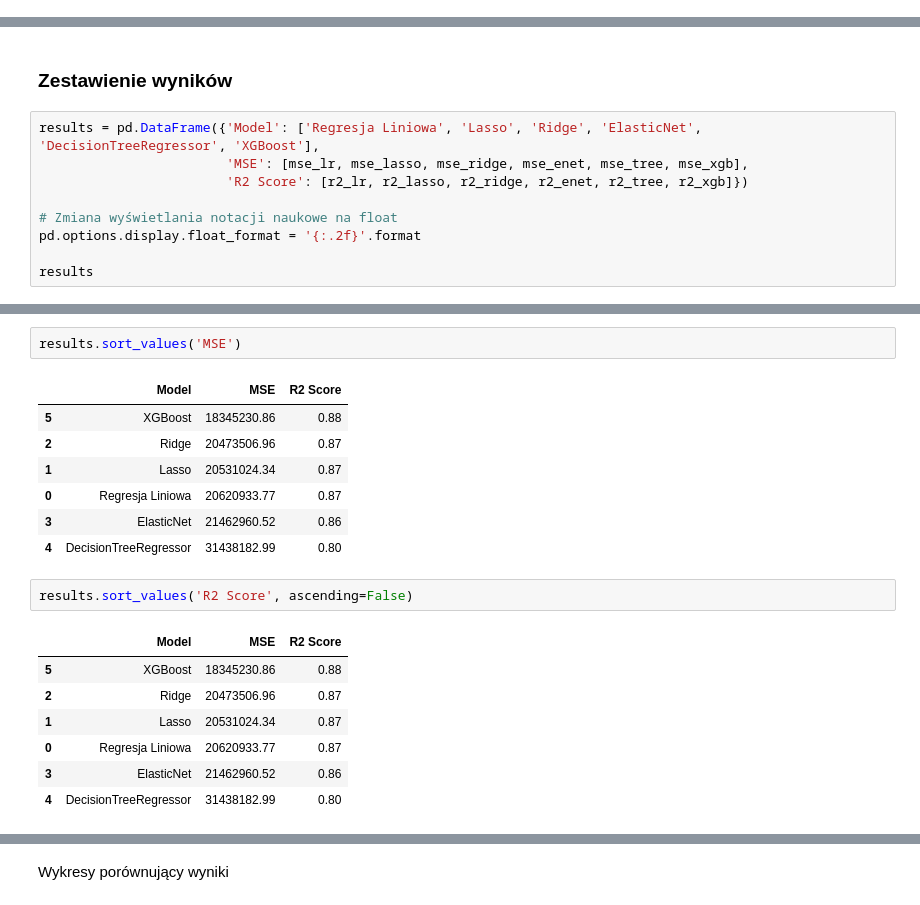
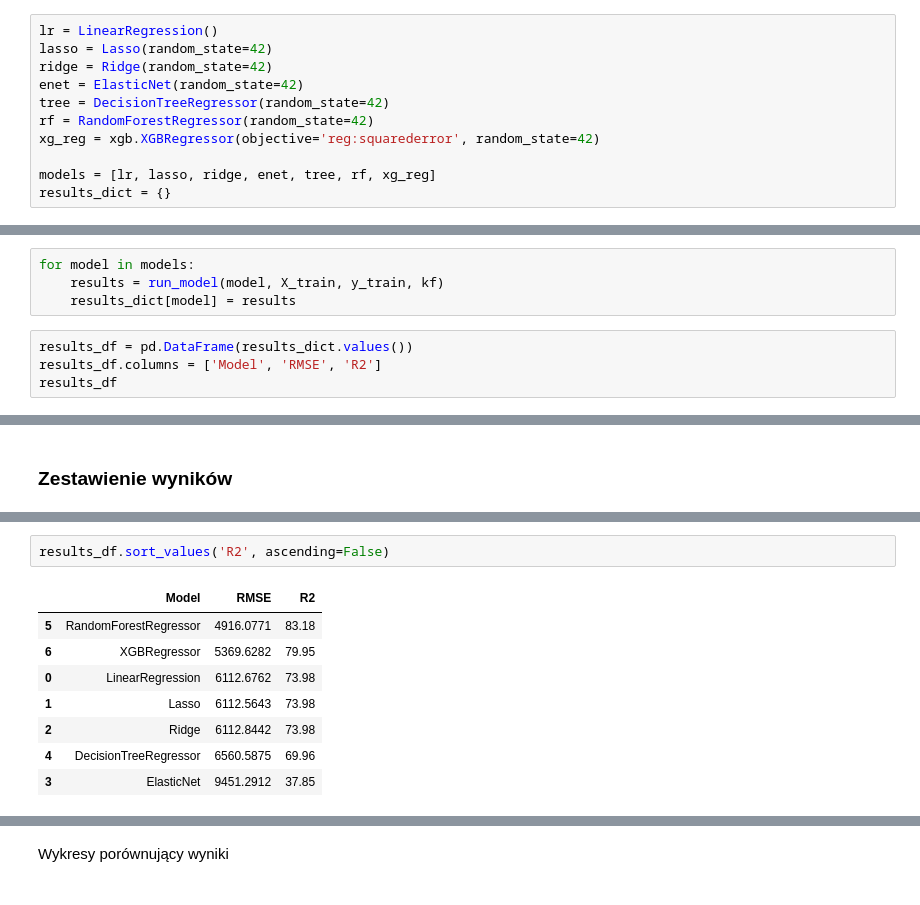
Before and after one commit to infoshareacademy/jdszr12-4code, a Jupyter notebook: insurance - draft.ipynb, the cells around one changed output, grey strips where cells are left out. Drawn from its saved outputs; the diff is of its cells as text.

```diff
--- a/insurance - draft.ipynb
+++ b/insurance - draft.ipynb
@@ -469,0 +286,11 @@ plt.show()
+# %%
+lr = LinearRegression()
+lasso = Lasso(random_state=42)
+ridge = Ridge(random_state=42)
+enet = ElasticNet(random_state=42)
+tree = DecisionTreeRegressor(random_state=42)
+rf = RandomForestRegressor(random_state=42)
+xg_reg = xgb.XGBRegressor(objective='reg:squarederror', random_state=42)
+
+models = [lr, lasso, ridge, enet, tree, rf, xg_reg]
+results_dict = {}
@@ -469,0 +299,8 @@ plt.show()
+# %%
+for model in models:
+    results = run_model(model, X_train, y_train, kf)
+    results_dict[model] = results
+# %%
+results_df = pd.DataFrame(results_dict.values())
+results_df.columns = ['Model', 'RMSE', 'R2']
+results_df
@@ -470,11 +462,2 @@ plt.show()
 # %% [markdown]
 ### Zestawienie wyników
-# %%
-results = pd.DataFrame({'Model': ['Regresja Liniowa', 'Lasso', 'Ridge', 'ElasticNet', 'DecisionTreeRegressor', 'XGBoost'],
-                        'MSE': [mse_lr, mse_lasso, mse_ridge, mse_enet, mse_tree, mse_xgb],
-                        'R2 Score': [r2_lr, r2_lasso, r2_ridge, r2_enet, r2_tree, r2_xgb]})
-
-# Zmiana wyświetlania notacji naukowe na float
-pd.options.display.float_format = '{:.2f}'.format
-
-results
@@ -489,20 +464,11 @@ results
-# %%
-results.sort_values('MSE')
-# %% [output]
-|  | Model | MSE | R2 Score |
-| 5 | XGBoost | 18345230.86 | 0.88 |
-| 2 | Ridge | 20473506.96 | 0.87 |
-| 1 | Lasso | 20531024.34 | 0.87 |
-| 0 | Regresja Liniowa | 20620933.77 | 0.87 |
-| 3 | ElasticNet | 21462960.52 | 0.86 |
-| 4 | DecisionTreeRegressor | 31438182.99 | 0.80 |
 # %%
-results.sort_values('R2 Score', ascending=False)
+results_df.sort_values('R2', ascending=False)
 # %% [output]
-|  | Model | MSE | R2 Score |
-| 5 | XGBoost | 18345230.86 | 0.88 |
-| 2 | Ridge | 20473506.96 | 0.87 |
-| 1 | Lasso | 20531024.34 | 0.87 |
-| 0 | Regresja Liniowa | 20620933.77 | 0.87 |
-| 3 | ElasticNet | 21462960.52 | 0.86 |
-| 4 | DecisionTreeRegressor | 31438182.99 | 0.80 |
+|  | Model | RMSE | R2 |
+| 5 | RandomForestRegressor | 4916.0771 | 83.18 |
+| 6 | XGBRegressor | 5369.6282 | 79.95 |
+| 0 | LinearRegression | 6112.6762 | 73.98 |
+| 1 | Lasso | 6112.5643 | 73.98 |
+| 2 | Ridge | 6112.8442 | 73.98 |
+| 4 | DecisionTreeRegressor | 6560.5875 | 69.96 |
+| 3 | ElasticNet | 9451.2912 | 37.85 |
```
Also changed, not shown: parts of 90 cells of this notebook.
